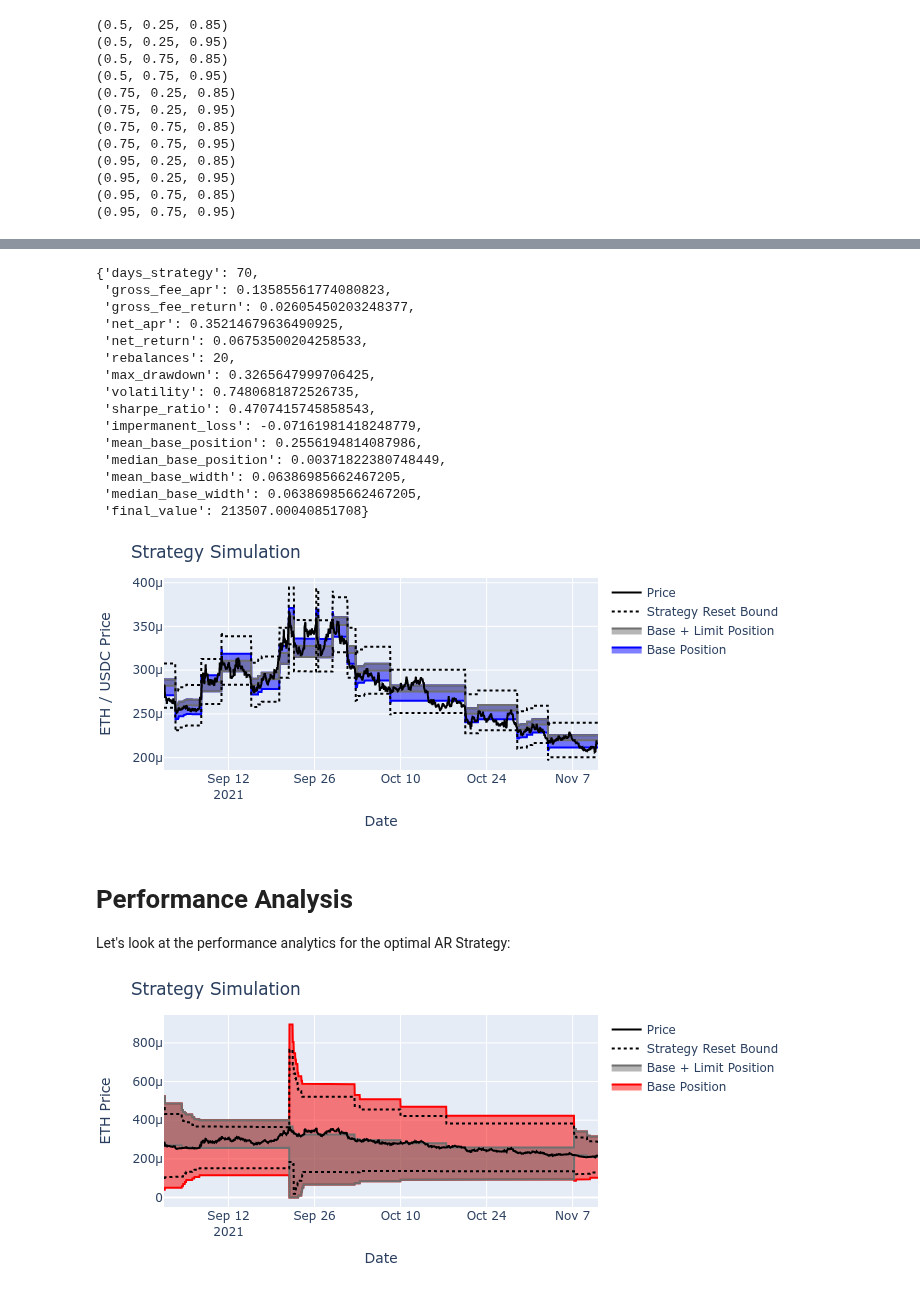
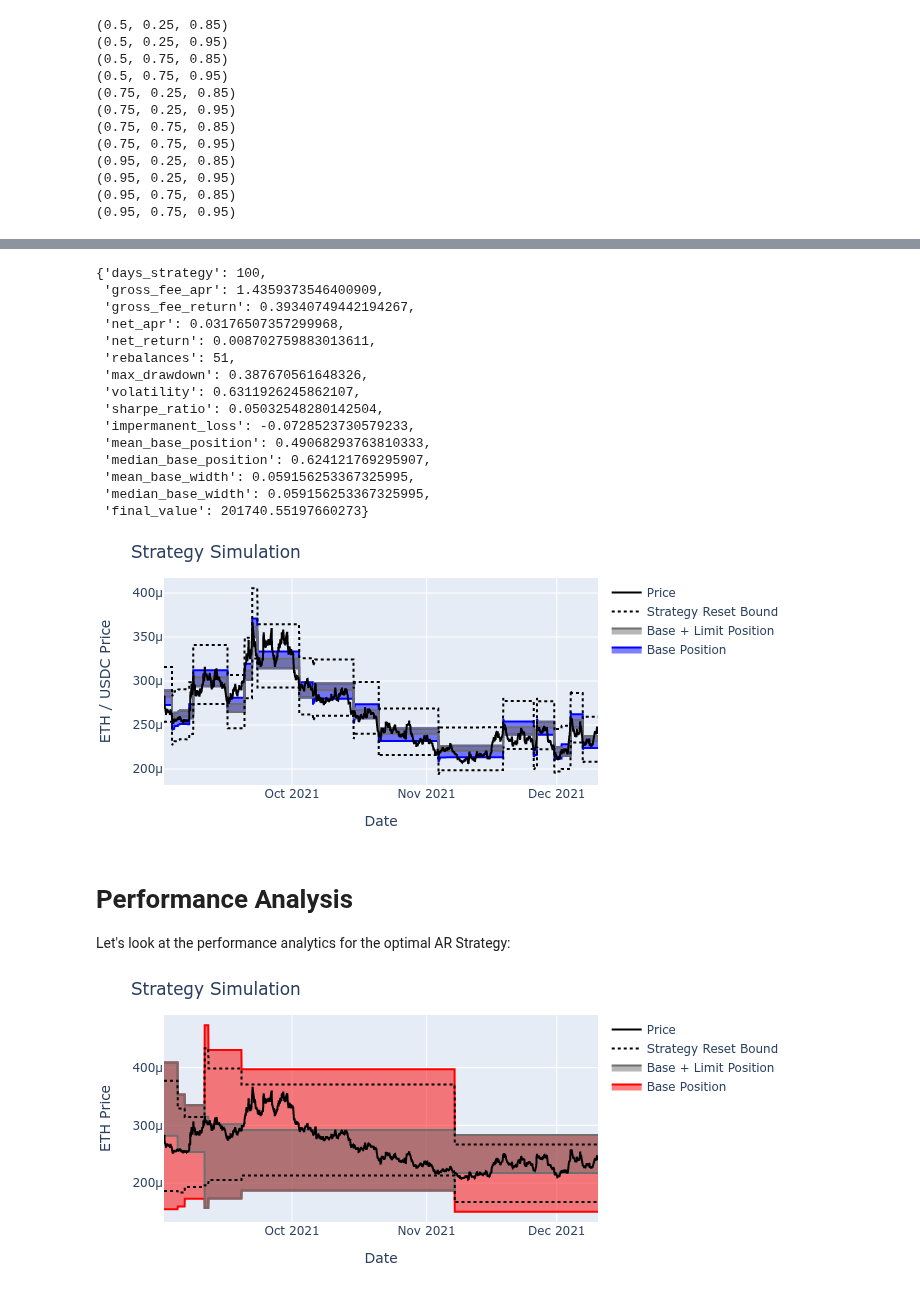
Before and after one commit to ricardgardella/active-strategy-framework, a Jupyter notebook: 2_AutoRegressive_Strategy_Example.ipynb, the cells around one changed output, grey strips where cells are left out. Drawn from its saved outputs; the diff is of its cells as text; code cells hidden in the pictures.

Commit message:
update ResetStrategy

```diff
--- a/2_AutoRegressive_Strategy_Example.ipynb
+++ b/2_AutoRegressive_Strategy_Example.ipynb
@@ -36,13 +36,14 @@ from config import BITQUERY_API_TOKEN
 #
 ################
 # Get Swap Data
-DOWNLOAD_DATA      = False
+DOWNLOAD_DATA      = True
 pool_address       = '0x8ad599c3a0ff1de082011efddc58f1908eb6e6d8'
-token_0_address    = '0xA0b86991c6218b36c1d19D4a2e9Eb0cE3606eB48'
-token_1_address    = '0xC02aaA39b223FE8D0A0e5C4F27eAD9083C756Cc2'
+token_0_address    = '0xa0b86991c6218b36c1d19d4a2e9eb0ce3606eb48'
+token_1_address    = '0xc02aaa39b223fe8d0a0e5c4f27ead9083c756cc2'
 
-flipside_queries   = ['https://api.flipsidecrypto.com/api/v2/queries/b8ad3087-803a-478b-9ed3-c4f3c096bc47/data/latest',
-                      'https://api.flipsidecrypto.com/api/v2/queries/de277680-5ff6-4d58-bfff-29ef114215be/data/latest']
+flipside_queries   = ['https://api.flipsidecrypto.com/api/v2/queries/85a454a3-0f72-470a-bd5b-d39323c376bb/data/latest',
+                      'https://api.flipsidecrypto.com/api/v2/queries/6f0aec42-5fb8-41b3-9fc1-7bafcf68a9a2/data/latest',
+                      'https://api.flipsidecrypto.com/api/v2/queries/669fc9f7-8b2d-4dd2-948f-668de9eb4e8a/data/latest']
 
 # Price data for theThese must be month ends
 price_data_begin         = '2020-12-31'
@@ -153,7 +154,7 @@ Let's study the strategy by varying the range parameters:
 DATE_BEGIN                 = pd.to_datetime('2021-07-15 00:00PM',utc=True)
 DATE_END                   = pd.to_datetime('2021-07-28 00:00PM',utc=True)
 z_score_cutoff             = 5
-window_size                = 24*30
+window_size                = 60
 
 # Data for strategy simulation cleaning
 STRATEGY_FREQUENCY                      = 'H'
@@ -190,9 +191,6 @@ sim_performance  = []
 sim_results      = []
 sim_data_collect = []
 
-importlib.reload(ActiveStrategyFramework)
-importlib.reload(AutoRegressiveStrategy)
-
 for j in list(itertools.product(alpha_range,tau_range,vol_range)):
     print(j)
     AR_Strategy                      = AutoRegressiveStrategy.AutoRegressiveStrategy(price_data,j[0],j[1],j[2],data_frequency=STAT_MODEL_FREQUENCY,z_score_cutoff=6,return_forecast_cutoff=.5)
@@ -352,36 +350,36 @@ simulated_strategy  = ActiveStrategyFramework.simulate_strategy(simulate_data_pr
 resulting_data      = ActiveStrategyFramework.generate_simulation_series(simulated_strategy,Reset_Strategy)
 ActiveStrategyFramework.analyze_strategy(resulting_data,frequency=STRATEGY_FREQUENCY)
 # %% [output]
-{'days_strategy': 70,
- 'gross_fee_apr': 0.13585561774080823,
- 'gross_fee_return': 0.02605450203248377,
- 'net_apr': 0.35214679636490925,
- 'net_return': 0.06753500204258533,
- 'rebalances': 20,
- 'max_drawdown': 0.3265647999706425,
- 'volatility': 0.7480681872526735,
- 'sharpe_ratio': 0.4707415745858543,
- 'impermanent_loss': -0.07161981418248779,
- 'mean_base_position': 0.2556194814087986,
- 'median_base_position': 0.00371822380748449,
- 'mean_base_width': 0.06386985662467205,
- 'median_base_width': 0.06386985662467205,
- 'final_value': 213507.00040851708}
+{'days_strategy': 100,
+ 'gross_fee_apr': 1.4359373546400909,
+ 'gross_fee_return': 0.39340749442194267,
+ 'net_apr': 0.03176507357299968,
+ 'net_return': 0.008702759883013611,
+ 'rebalances': 51,
+ 'max_drawdown': 0.387670561648326,
+ 'volatility': 0.6311926245862107,
+ 'sharpe_ratio': 0.05032548280142504,
+ 'impermanent_loss': -0.0728523730579233,
+ 'mean_base_position': 0.49068293763810333,
+ 'median_base_position': 0.624121769295907,
+ 'mean_base_width': 0.059156253367325995,
+ 'median_base_width': 0.059156253367325995,
+ 'final_value': 201740.55197660273}
 # %%
 p = ActiveStrategyFramework.plot_strategy(resulting_data,'ETH / USDC Price','#0000FF')
 # %% [output]
-[figure, old version]
+[figure, new version]
 # %% [markdown]
 # Performance Analysis
 
 Let's look at the performance analytics for the optimal AR Strategy:
 # %%
-SELECTED_STRATEGY  = 11
+SELECTED_STRATEGY  = 2
 resulting_strat    = sim_results[SELECTED_STRATEGY]
 resulting_data     = ActiveStrategyFramework.generate_simulation_series(resulting_strat,AR_Strategy)
 p = ActiveStrategyFramework.plot_strategy(resulting_data,'ETH Price')
 # %% [output]
-[figure, old version]
+[figure, new version]
 # %%
 p = ActiveStrategyFramework.plot_position_value(resulting_data)
 # %% [output]
```
Also changed, not shown: parts of 11 cells of this notebook, 2 other files.
